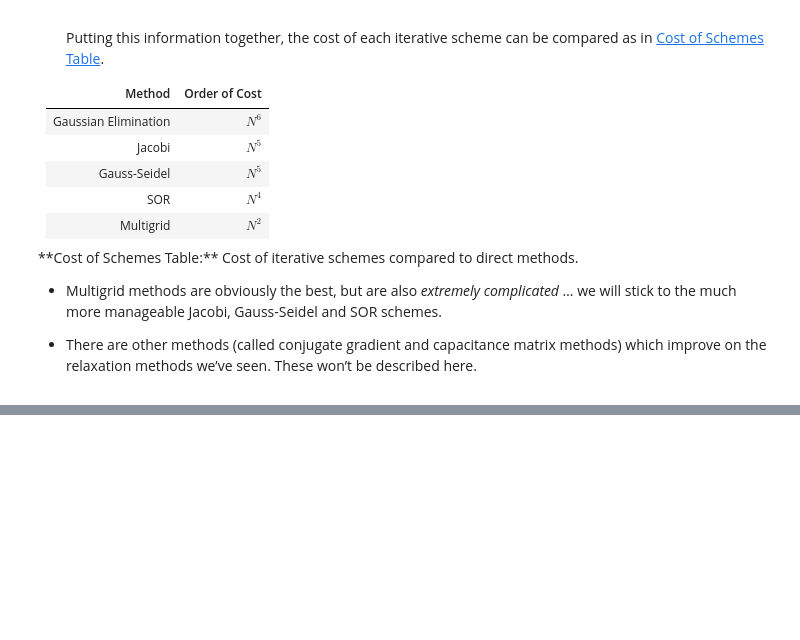
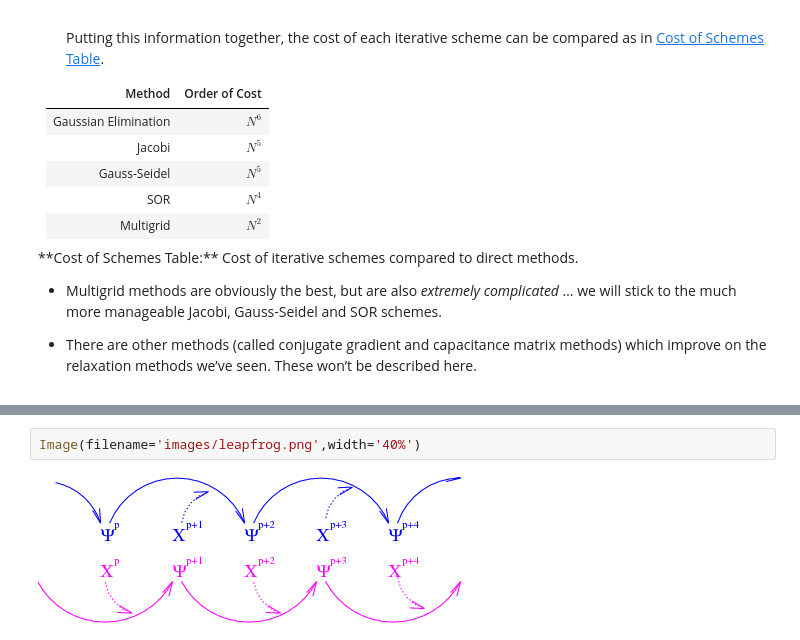
Before and after one commit to timothya87/numeric, a Jupyter notebook: lab8/Lab_8.ipynb, the cells around one changed output, grey strips where cells are left out. Drawn from its saved outputs; the diff is of its cells as text; blank space fills up the shorter version.

```diff
--- a/lab8/Lab_8.ipynb
+++ b/lab8/Lab_8.ipynb
@@ -911,0 +936,4 @@ basic relaxation procedure outlined above
+# %%
+Image(filename='images/leapfrog.png',width='40%')
+# %% [output]
+[figure, added]
```
Also changed, not shown: parts of 22 cells of this notebook, 3 other files.
